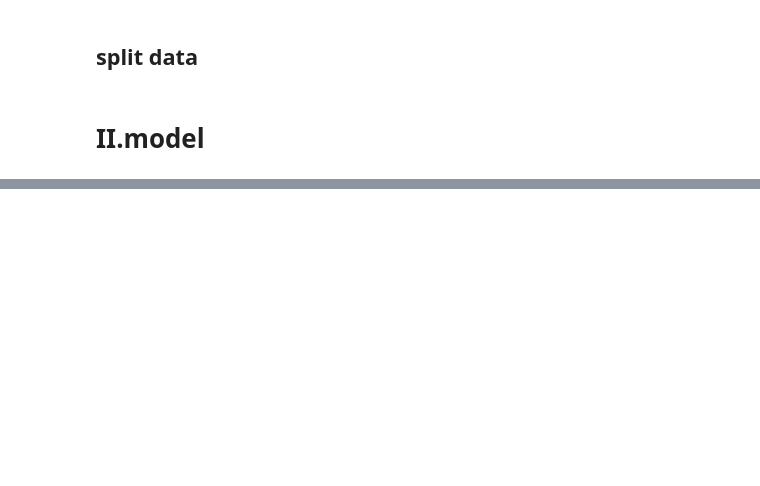
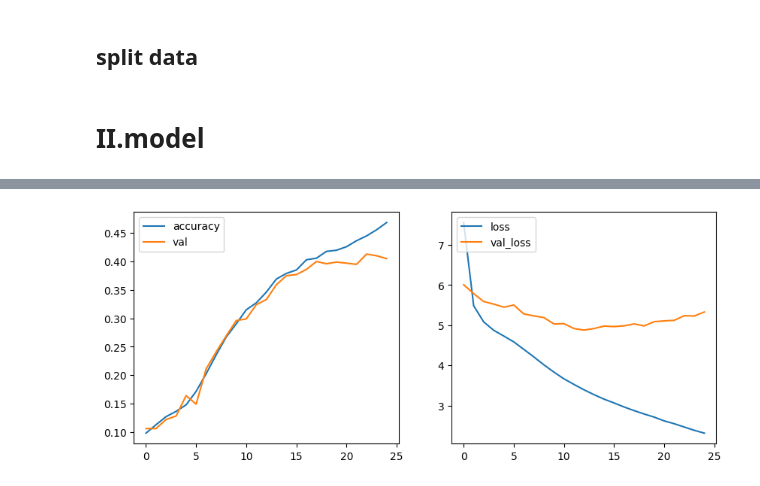
Before and after one commit to Ox03bb/Text_Generation, a Jupyter notebook: Text_Generation.ipynb, the cells around one changed output, grey strips where cells are left out. Cells and saved outputs as stored; diff of their text form; code cells hidden in the pictures; blank space fills up the shorter version.

```diff
--- a/Text_Generation.ipynb
+++ b/Text_Generation.ipynb
@@ -327,7 +302,7 @@ len(glove_keys)
 # %% [output]
 400001
 # %%
-embedding_dim = 50
+embedding_dim = 100
 vocab_size = len(glove) + 1
 embedding_matrix = np.zeros((vocab_size, embedding_dim))
 
@@ -361,7 +336,7 @@ txt_seq = []
 
 cnt = 0
 for sents in tokenized:
-    progress(cnt,1000,10)
+    progress(cnt,1000,500)
     sent = []
     for word in sents :
         try:
@@ -401,11 +380,12 @@ model = Sequential ([
                 weights=[embedding_matrix],
                 input_length=2,
                 trainable=False),
-    LSTM(512,return_sequences=True),
-    Dropout(0.2),
     LSTM(256,return_sequences=True),
     Dropout(0.2),
-    LSTM(128),
+    LSTM(128,return_sequences=False),
+    Dropout(0.2),
+    Dense(200, activation='relu'),
+    Dropout(0.2),
     Dense(vocab_size, activation='softmax')
 ])
 # %%
@@ -447,5 +429,5 @@ y_test_categorical = to_categorical(y_test, num_classes=400002)
 early_stopping_acc = EarlyStopping(monitor='val_accuracy',min_delta=0.0001, patience=1, restore_best_weights=True)
 early_stopping_loss = EarlyStopping(monitor='val_loss',min_delta=0.0001, patience=1, restore_best_weights=True)
 
-history = model.fit(X_train,y_train_categorical,epochs=10 , validation_data=(X_test, y_test_categorical), callbacks=[early_stopping_acc,early_stopping_loss])
+history = model.fit(X_train,y_train_categorical,epochs=25 , validation_data=(X_test, y_test_categorical))# callbacks=[early_stopping_acc,early_stopping_loss]
 # %% [output]
@@ -455,0 +451,14 @@ Epoch 2/10
+# %%
+fig, ax = plt.subplots(nrows=1, ncols=2, figsize=(10, 4))
+
+ax[0].plot(history.history['accuracy'])
+ax[0].plot(history.history['val_accuracy'])
+ax[0].legend(['accuracy', 'val'], loc='upper left')
+
+ax[1].plot(history.history['loss'])
+ax[1].plot(history.history['val_loss'])
+ax[1].legend(['loss', 'val_loss'], loc='upper left')
+
+plt.show()
+# %% [output]
+[figure, added]
```
Also changed, not shown: parts of 26 cells of this notebook.
